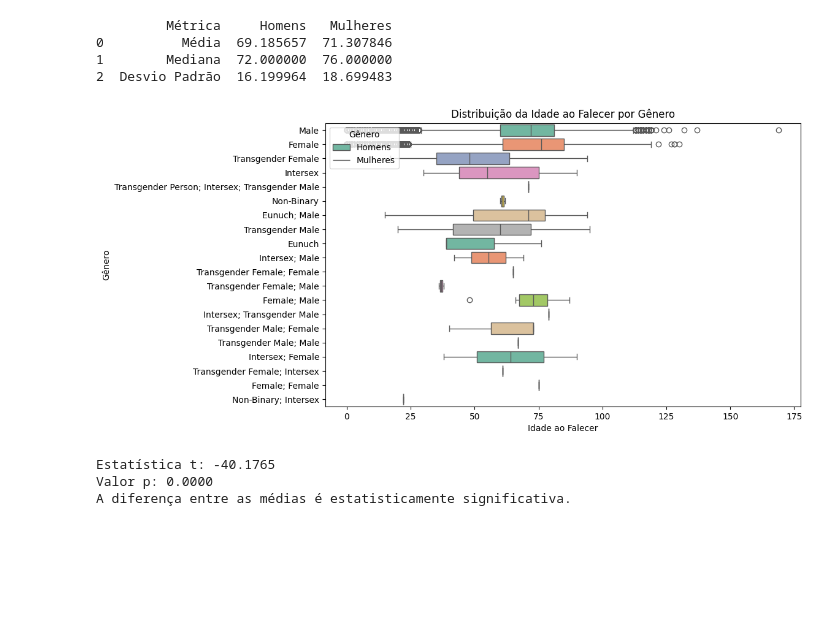
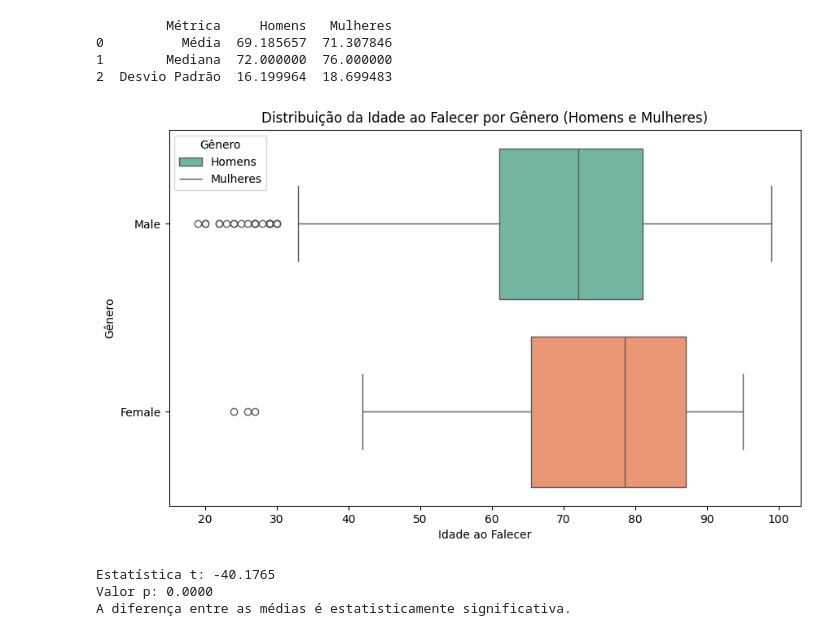
Before and after one commit to capela-joao/atividade-analise-de-dados, a Jupyter notebook: atividade1.ipynb, the cells around one changed output. Cells and saved outputs as stored; diff of their text form; code cells hidden in the pictures; blank space fills up the shorter version.

```diff
--- a/atividade1.ipynb
+++ b/atividade1.ipynb
@@ -160,17 +153,25 @@ print(statistics_table)
 # %%
 import matplotlib.pyplot as plt
 import seaborn as sns
 
+# Filtrar os dados para incluir apenas homens e mulheres
+filtered_data = data[(data['Gender'] == 'Male') | (data['Gender'] == 'Female')].dropna(subset=['Age of death'])
+
+# Criar uma amostra para simplificar o gráfico (opcional, remove caso queira todos os dados)
+sample_data = filtered_data.sample(n=1000, random_state=42)
+
 # Boxplot para comparar a distribuição da idade ao falecer entre homens e mulheres
 plt.figure(figsize=(10, 6))
-sns.boxplot(x='Age of death', y='Gender', data=filtered_data, palette='Set2', hue='Gender')
-plt.title('Distribuição da Idade ao Falecer por Gênero')
+sns.boxplot(x='Age of death', y='Gender', data=sample_data, palette='Set2', hue='Gender')
+
+# Configurar o título, os rótulos e a legenda
+plt.title('Distribuição da Idade ao Falecer por Gênero (Homens e Mulheres)')
 plt.xlabel('Idade ao Falecer')
 plt.ylabel('Gênero')
 plt.legend(title='Gênero', loc='upper left', labels=['Homens', 'Mulheres'])
 plt.show()
 # %% [output]
-[figure, old version]
+[figure, new version]
 # %%
 
 from scipy import stats
```
Also changed, not shown: parts of 5 cells of this notebook.
